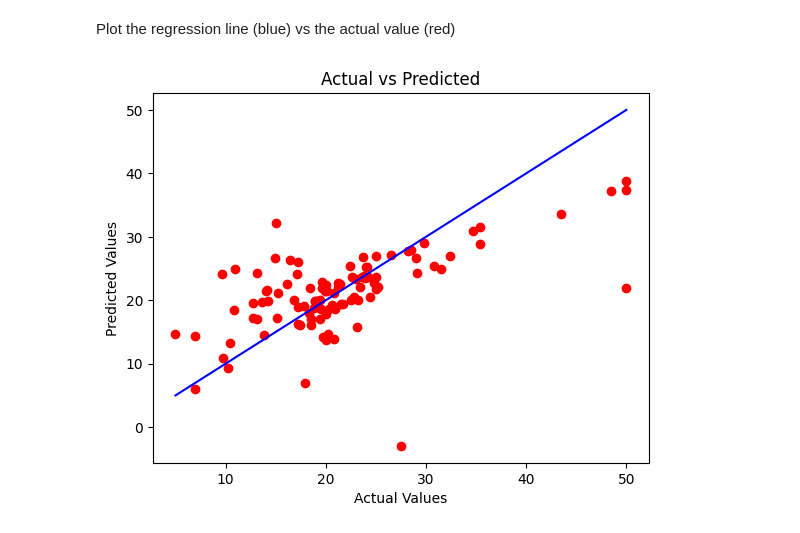
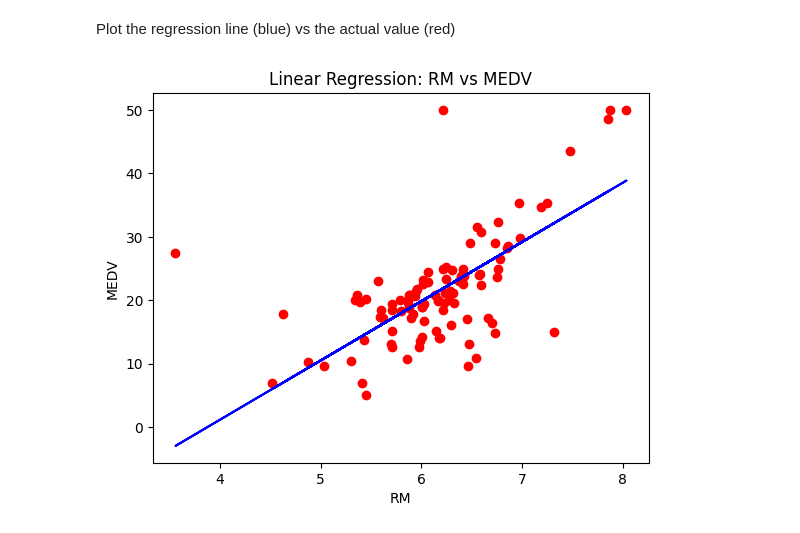
Before and after one commit to NUS-ISS-LC/assignment-4-linear-and-logistic-regression-Tek-Sheng-Qi, a Jupyter notebook: Linear_Reg_workshop1.ipynb, the cells around one changed output. Cells and saved outputs as stored; diff of their text form; code cells hidden in the pictures.

```diff
--- a/Linear_Reg_workshop1.ipynb
+++ b/Linear_Reg_workshop1.ipynb
@@ -129,13 +129,16 @@ Plot the regression line (blue) vs the actual value (red)
 # %%
 # We want to plot the regression line(blue) vs the actual value(red)
 
-plt.scatter(y_test, y_pred, color='red')
-plt.plot([y_test.min(), y_test.max()],
-         [y_test.min(), y_test.max()],
-         color='blue')
-plt.xlabel('Actual Values')
-plt.ylabel('Predicted Values')
-plt.title('Actual vs Predicted')
+plt.scatter(x_test, y_test, color='red', label='Actual')
+
+X_sorted = np.sort(x_test.values.reshape(-1, 1))
+y_sorted_pred = linReg.predict(X_sorted)
+
+plt.plot(X_sorted, y_sorted_pred, color='blue', label='Regression Line')
+
+plt.xlabel('RM')
+plt.ylabel('MEDV')
+plt.title('Linear Regression: RM vs MEDV')
 plt.show()
 # %% [output]
-[figure, old version]
+[figure, new version]
```
